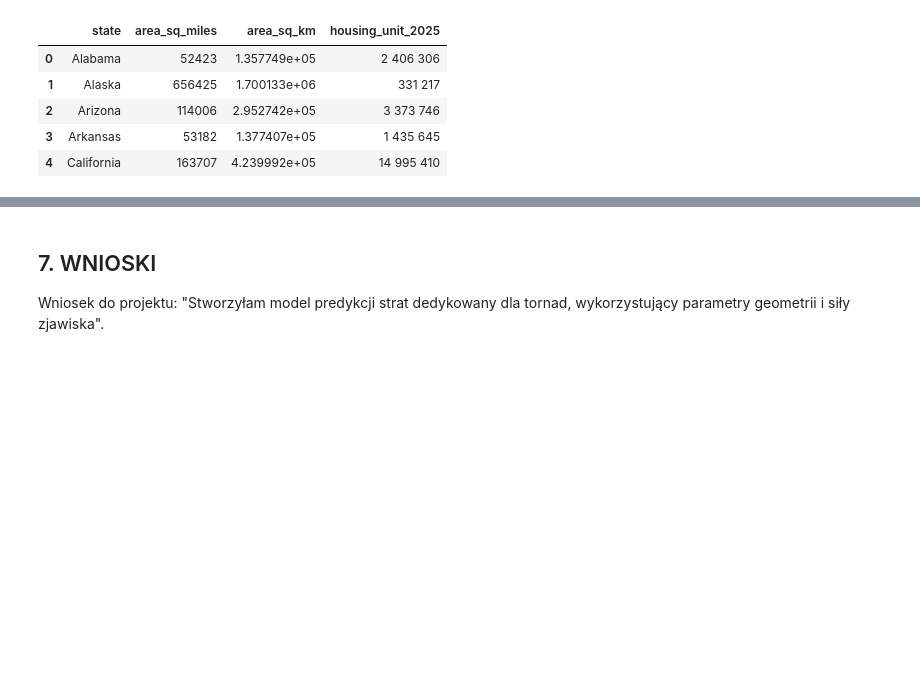
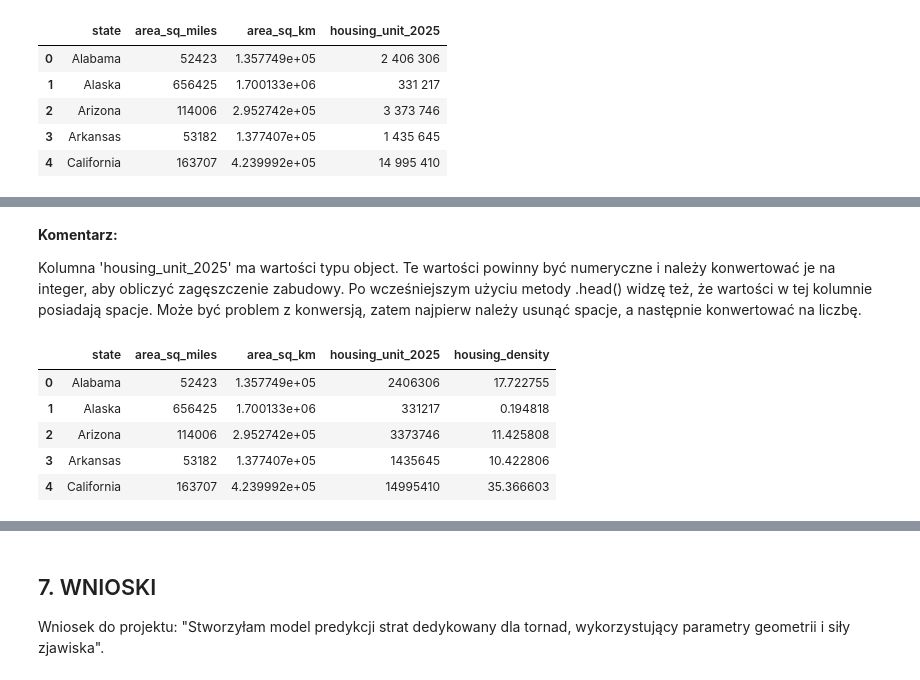
Before and after one commit to piaseckazaneta/Python, a Jupyter notebook: Zaneta_Piasecka_Mini_projekt_2026.ipynb, the cells around one changed output, grey strips where cells are left out. Drawn from its saved outputs; the diff is of its cells as text; code cells hidden in the pictures; blank space fills up the shorter version.

Commit message:
Obliczenie gęstości zabudowy w poszczególnych stanach USA

```diff
--- a/Zaneta_Piasecka_Mini_projekt_2026.ipynb
+++ b/Zaneta_Piasecka_Mini_projekt_2026.ipynb
@@ -754,0 +765,21 @@ states_area_housing.head()
+# %% [markdown]
+**Komentarz:**
+
+Kolumna 'housing_unit_2025' ma wartości typu object. Te wartości powinny być numeryczne i należy konwertować je na integer, aby obliczyć zagęszczenie zabudowy. Po wcześniejszym użyciu metody .head() widzę też, że wartości w tej kolumnie posiadają spacje. Może być problem z konwersją, zatem najpierw należy usunąć spacje, a następnie konwertować na liczbę.
+# %%
+# Usuwam spacje z tekstu w kolumnie 'housing_unit_2025'
+states_area_housing['housing_unit_2025'] = states_area_housing['housing_unit_2025'].str.replace(' ', '')
+
+# Konwertuję wartości kolumny 'housing_unit_2025' na integer
+states_area_housing['housing_unit_2025'] = states_area_housing['housing_unit_2025'].astype(int)
+# %%
+# Obliczam gęstość zabudowań dla każdego stanu
+states_area_housing['housing_density'] = states_area_housing['housing_unit_2025'] / states_area_housing['area_sq_km']
+states_area_housing.head()
+# %% [output]
+|  | state | area_sq_miles | area_sq_km | housing_unit_2025 | housing_density |
+| 0 | Alabama | 52423 | 1.357749e+05 | 2406306 | 17.722755 |
+| 1 | Alaska | 656425 | 1.700133e+06 | 331217 | 0.194818 |
+| 2 | Arizona | 114006 | 2.952742e+05 | 3373746 | 11.425808 |
+| 3 | Arkansas | 53182 | 1.377407e+05 | 1435645 | 10.422806 |
+| 4 | California | 163707 | 4.239992e+05 | 14995410 | 35.366603 |
```
Also changed, not shown: parts of 4 cells of this notebook.
